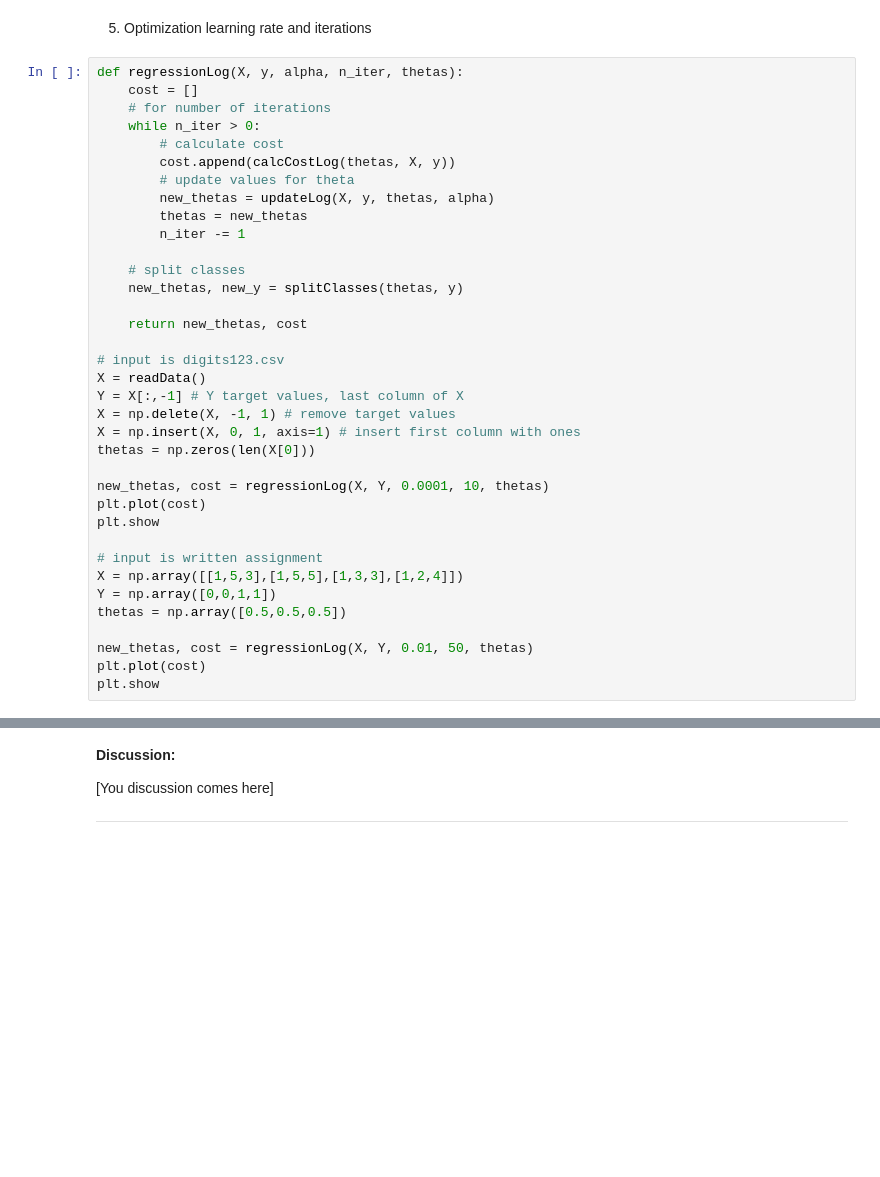
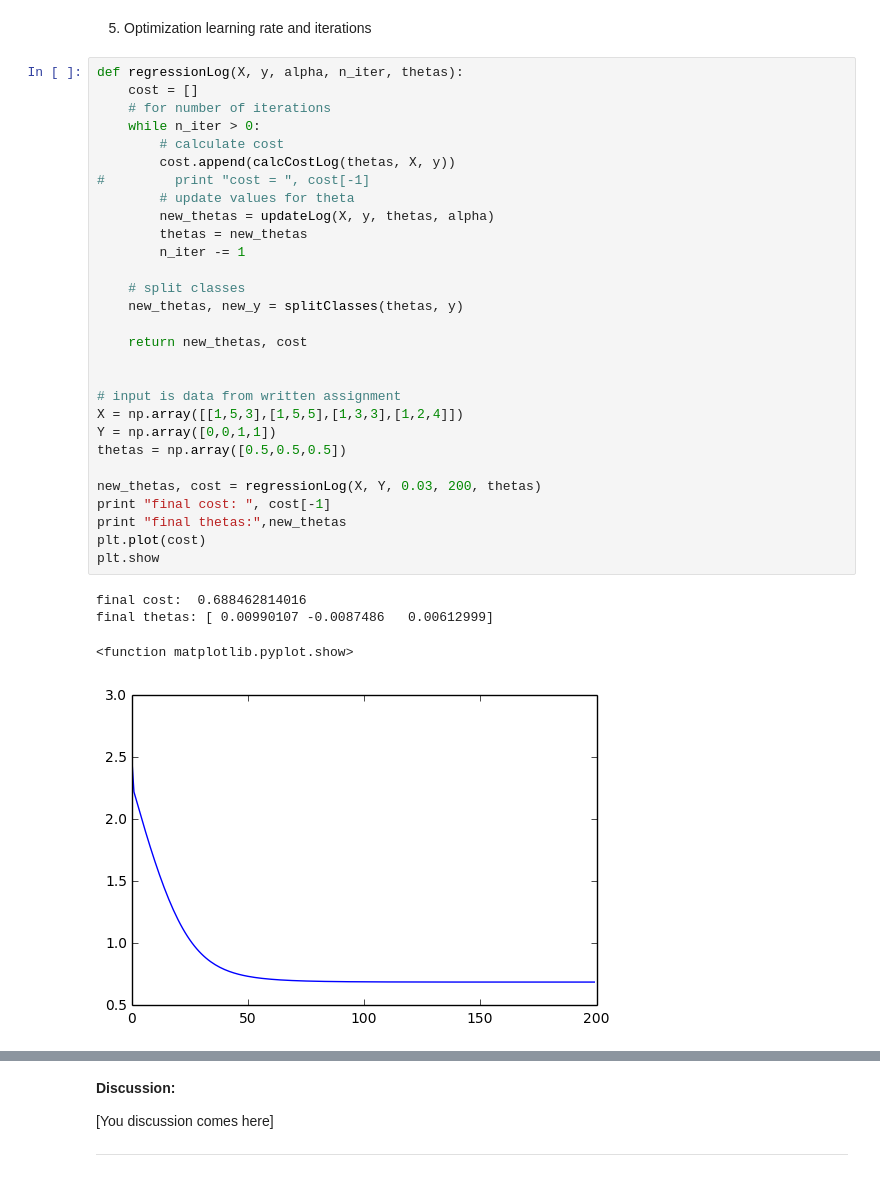
Before and after one commit to phielp/Leren-2016, a Jupyter notebook: Week2/assignment2_Berkelmans_Bouman.ipynb, the cells around one changed output, grey strips where cells are left out. Drawn from its saved outputs; the diff is of its cells as text; blank space fills up the shorter version.

```diff
--- a/Week2/assignment2_Berkelmans_Bouman.ipynb
+++ b/Week2/assignment2_Berkelmans_Bouman.ipynb
@@ -385,36 +386,34 @@ def splitClasses(thetas, y):
 # %%
 def regressionLog(X, y, alpha, n_iter, thetas):
     cost = []
     # for number of iterations
     while n_iter > 0:
         # calculate cost
         cost.append(calcCostLog(thetas, X, y))
+#         print "cost = ", cost[-1]
         # update values for theta
         new_thetas = updateLog(X, y, thetas, alpha)
         thetas = new_thetas
         n_iter -= 1
 
     # split classes
     new_thetas, new_y = splitClasses(thetas, y)
 
     return new_thetas, cost
 
-# input is digits123.csv
-X = readData()
-Y = X[:,-1] # Y target values, last column of X
-X = np.delete(X, -1, 1) # remove target values
-X = np.insert(X, 0, 1, axis=1) # insert first column with ones
-thetas = np.zeros(len(X[0]))
 
-new_thetas, cost = regressionLog(X, Y, 0.0001, 10, thetas)
-plt.plot(cost)
-plt.show
-
-# input is written assignment
+# input is data from written assignment
 X = np.array([[1,5,3],[1,5,5],[1,3,3],[1,2,4]])
 Y = np.array([0,0,1,1])
 thetas = np.array([0.5,0.5,0.5])
 
-new_thetas, cost = regressionLog(X, Y, 0.01, 50, thetas)
+new_thetas, cost = regressionLog(X, Y, 0.03, 200, thetas)
+print "final cost: ", cost[-1]
+print "final thetas:",new_thetas
 plt.plot(cost)
 plt.show
+# %% [output]
+final cost:  0.688462814016
+final thetas: [ 0.00990107 -0.0087486   0.00612999]
+<function matplotlib.pyplot.show>
+[figure, added]
```
Also changed, not shown: parts of 3 cells of this notebook.
